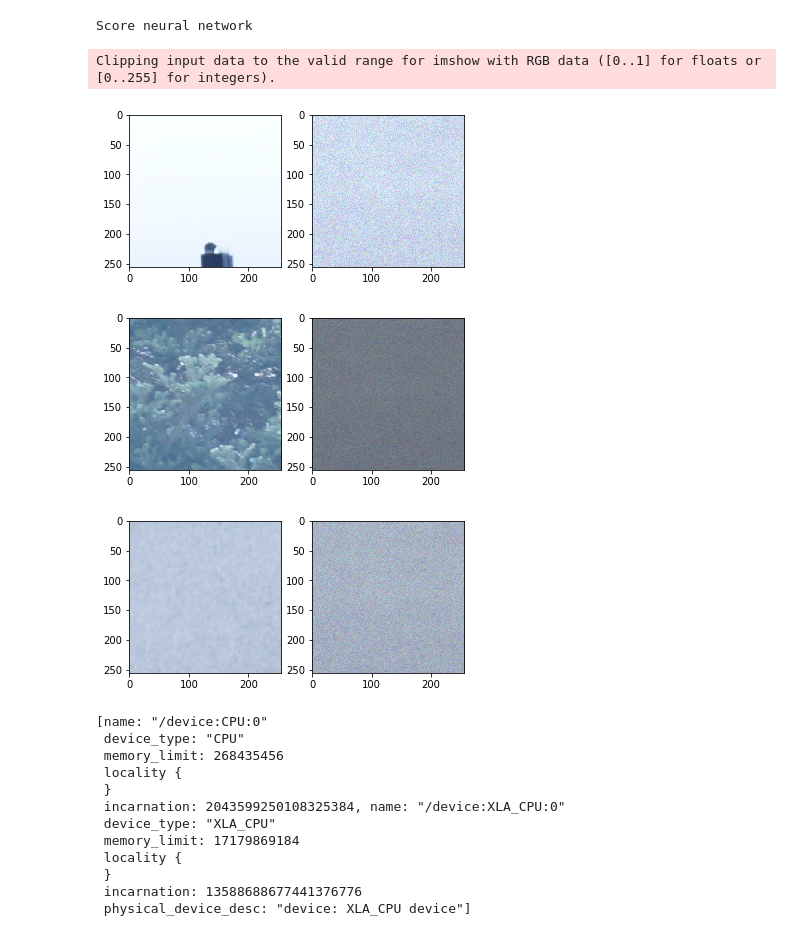
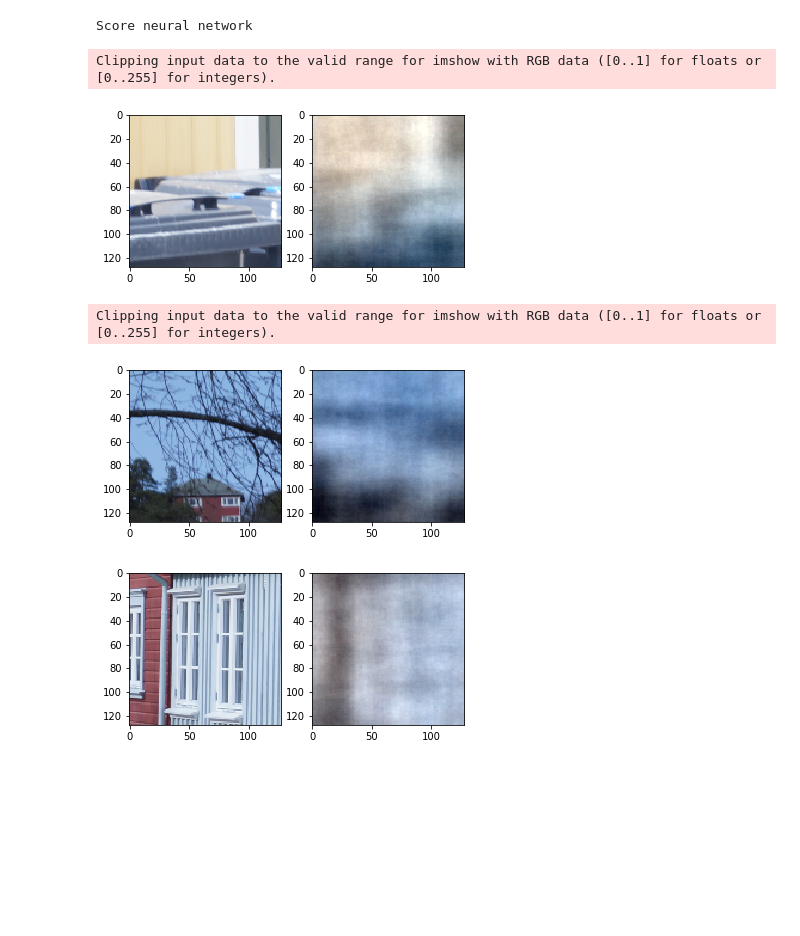
Before and after one commit to JimAlexBerger/bildebehandling, a Jupyter notebook: Sluttprosjekt/autoencoder-funker.ipynb, the cells around one changed output. Saved outputs shown, nothing was run; the diff lists cells and outputs as text; code cells hidden in the pictures; blank space fills up the shorter version.

```diff
--- a/Sluttprosjekt/autoencoder-funker.ipynb
+++ b/Sluttprosjekt/autoencoder-funker.ipynb
@@ -6,7 +6,7 @@ import skimage
 # %%
 path = "croppedImages/"
 
-num = 500 #ca 80 000 in folder
+num = 8000 #ca 8 000 in folder
 
 dataset = []
 
@@ -21,6 +21,8 @@ print(len(dataset))
 import random
 
 random.shuffle(dataset)
+
+dataset = np.array(dataset)
 
 training = np.array(dataset [0:int(num*0.8)])
 testing = np.array(dataset [int(num*0.8):])
@@ -36,8 +38,11 @@ from tensorflow.keras.layers import Dense
 
 model = Sequential()
 
-model.add(Dense(16*16*3, input_dim=training.shape[1], activation='relu'))
+model.add(Dense(16*16*3, input_dim=dataset.shape[1], activation='relu'))
+model.add(Dense(16*16*3, activation='relu'))
+model.add(Dense(16*16*3, activation='relu'))
+model.add(Dense(16*16*3, activation='relu'))
 model.add(Dense(training.shape[1])) # Multiple output neurons
 model.compile(loss='mean_squared_error', optimizer='adam')
-model.fit(training,training,batch_size = 64, verbose=1,epochs=5)
+model.fit(dataset,dataset,batch_size = 64, verbose=1,epochs=50)
 # %% [output]
@@ -63,37 +66,19 @@ Epoch 5/5
 <tensorflow.python.keras.callbacks.History at 0x...>
 # %%
-from PIL import Image
-
 print("Score neural network")
 pred = model.predict(testing)
 
-cols,rows = 256,256
+cols,rows = 128,128
 for i in range(3):
     predicted = pred[i].reshape(rows,cols,3)
     original = testing[i].reshape(rows,cols,3)
 
     skimage.io.imshow_collection([original,predicted])
     skimage.io.show()
 # %% [output]
 Score neural network
 Clipping input data to the valid range for imshow with RGB data ([0..1] for floats or [0..255] for integers).
-[figure, old version]
+[figure, new version]
+Clipping input data to the valid range for imshow with RGB data ([0..1] for floats or [0..255] for integers).
-[figure, old version]
+[figure, new version]
-[figure, old version]
+[figure, new version]
-# %%
-from tensorflow.python.client import device_lib
-
-device_lib.list_local_devices()
-# %% [output]
-[name: "/device:CPU:0"
- device_type: "CPU"
- memory_limit: 268435456
- locality {
- }
- incarnation: 2043599250108325384, name: "/device:XLA_CPU:0"
- device_type: "XLA_CPU"
- memory_limit: 17179869184
- locality {
- }
- incarnation: 13588688677441376776
- physical_device_desc: "device: XLA_CPU device"]
```
Also changed, not shown: parts of 3 cells of this notebook, 4 other files.
